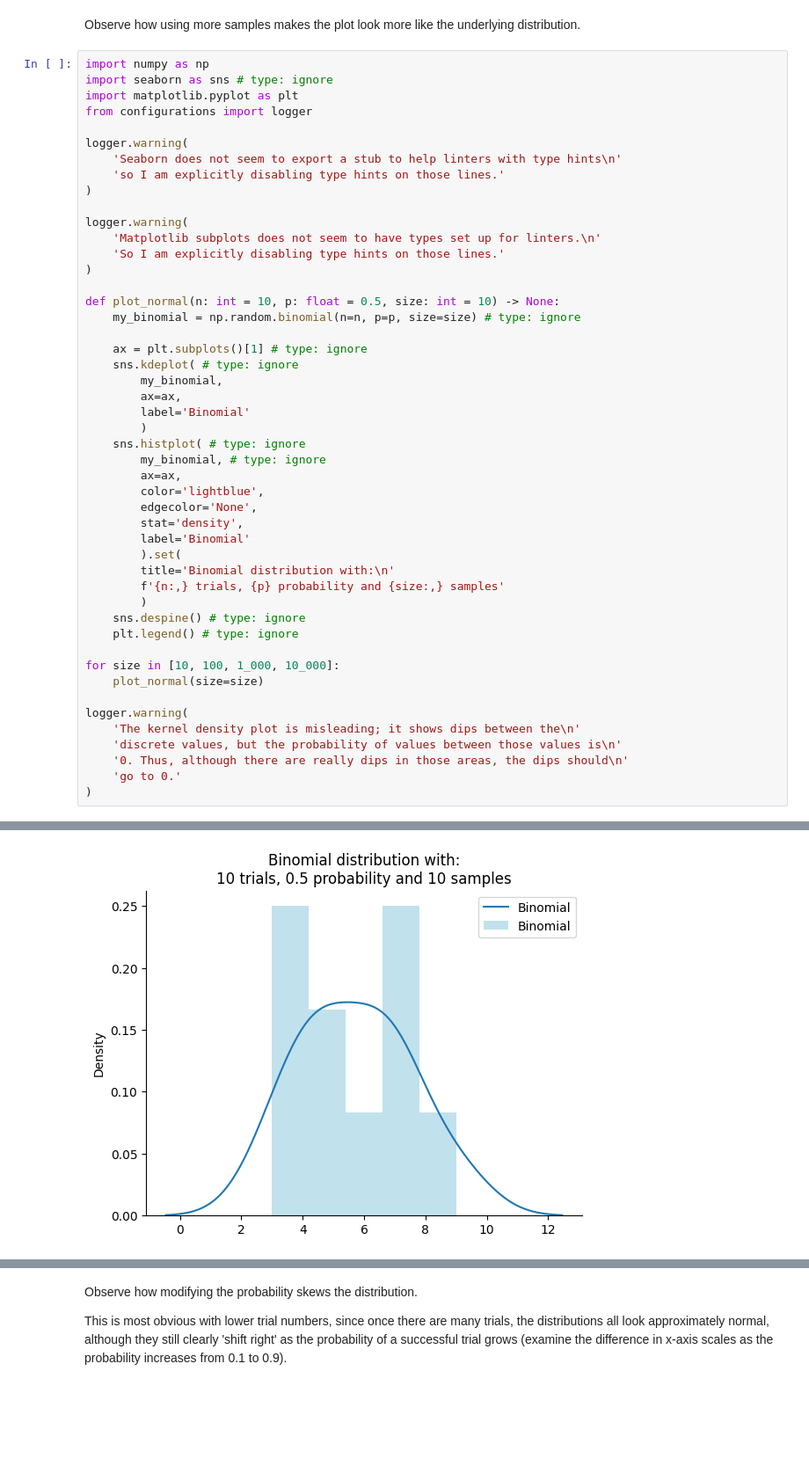
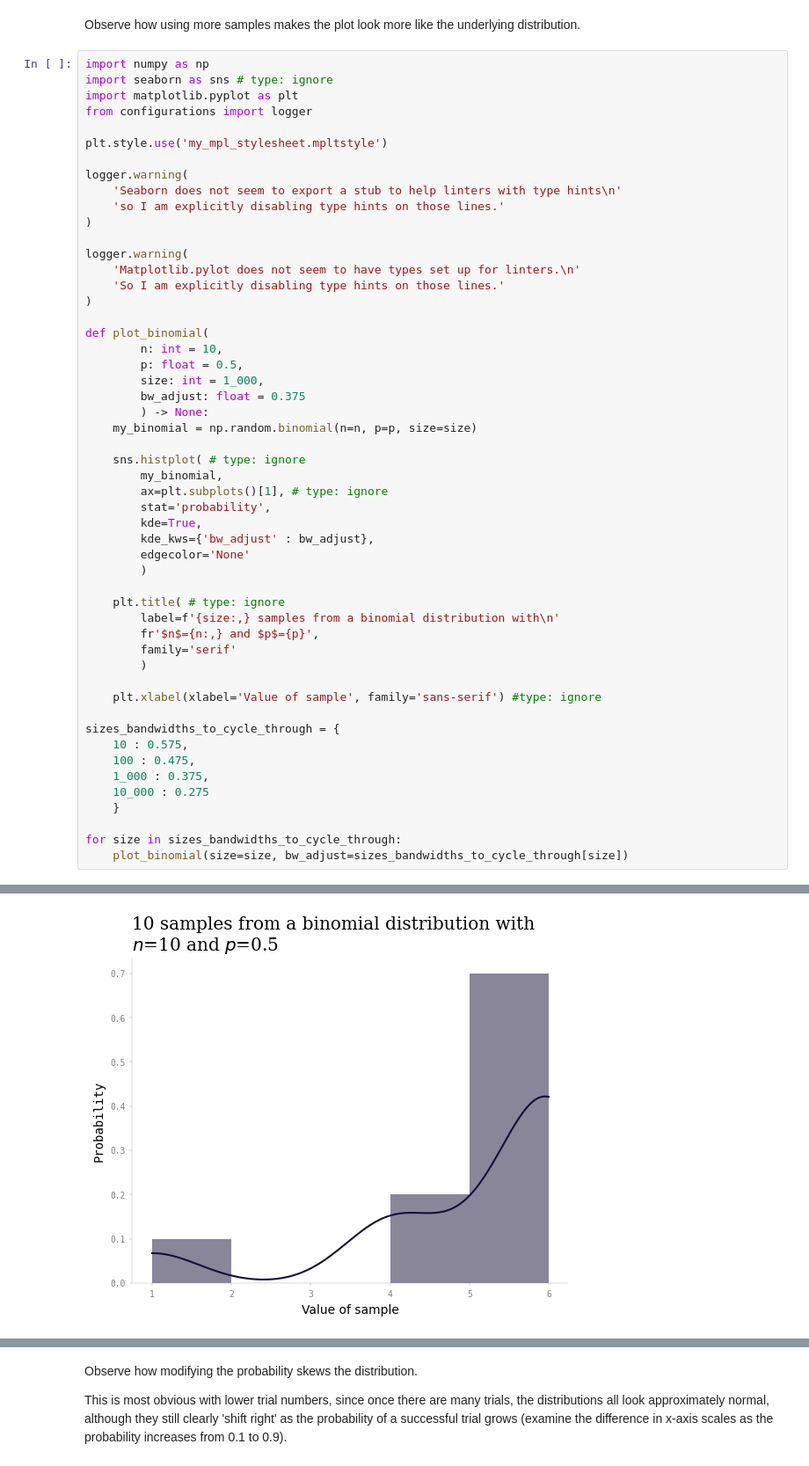
Before and after one commit to KatlehoJordan/ds-playground, a Jupyter notebook: python/notebooks/numpy_tutorial/binomial-distribution.ipynb, the cells around one changed output, grey strips where cells are left out. Shown at 88% size. Drawn from its saved outputs; the diff is of its cells as text; blank space fills up the shorter version.

```diff
--- a/python/notebooks/numpy_tutorial/binomial-distribution.ipynb
+++ b/python/notebooks/numpy_tutorial/binomial-distribution.ipynb
@@ -107,6 +120,8 @@ import numpy as np
 import seaborn as sns # type: ignore
 import matplotlib.pyplot as plt
 from configurations import logger
+
+plt.style.use('my_mpl_stylesheet.mpltstyle')
 
 logger.warning(
     'Seaborn does not seem to export a stub to help linters with type hints\n'
@@ -114,40 +129,42 @@ logger.warning(
 )
 
 logger.warning(
-    'Matplotlib subplots does not seem to have types set up for linters.\n'
+    'Matplotlib.pylot does not seem to have types set up for linters.\n'
     'So I am explicitly disabling type hints on those lines.'
 )
 
-def plot_normal(n: int = 10, p: float = 0.5, size: int = 10) -> None:
-    my_binomial = np.random.binomial(n=n, p=p, size=size) # type: ignore
+def plot_binomial(
+        n: int = 10,
+        p: float = 0.5,
+        size: int = 1_000,
+        bw_adjust: float = 0.375
+        ) -> None:
+    my_binomial = np.random.binomial(n=n, p=p, size=size)
 
-    ax = plt.subplots()[1] # type: ignore
-    sns.kdeplot( # type: ignore
+    sns.histplot( # type: ignore
         my_binomial,
-        ax=ax,
-        label='Binomial'
+        ax=plt.subplots()[1], # type: ignore
+        stat='probability',
+        kde=True,
+        kde_kws={'bw_adjust' : bw_adjust},
+        edgecolor='None'
         )
-    sns.histplot( # type: ignore
-        my_binomial, # type: ignore
-        ax=ax,
-        color='lightblue',
-        edgecolor='None',
-        stat='density',
-        label='Binomial'
-        ).set(
-        title='Binomial distribution with:\n'
-        f'{n:,} trials, {p} probability and {size:,} samples'
+
+    plt.title( # type: ignore
+        label=f'{size:,} samples from a binomial distribution with\n'
+        fr'$n$={n:,} and $p$={p}',
+        family='serif'
         )
-    sns.despine() # type: ignore
-    plt.legend() # type: ignore
 
-for size in [10, 100, 1_000, 10_000]:
-    plot_normal(size=size)
+    plt.xlabel(xlabel='Value of sample', family='sans-serif') #type: ignore
 
-logger.warning(
-    'The kernel density plot is misleading; it shows dips between the\n'
-    'discrete values, but the probability of values between those values is\n'
-    '0. Thus, although there are really dips in those areas, the dips should\n'
-    'go to 0.'
-)
+sizes_bandwidths_to_cycle_through = {
+    10 : 0.575,
+    100 : 0.475,
+    1_000 : 0.375,
+    10_000 : 0.275
+    }
+
+for size in sizes_bandwidths_to_cycle_through:
+    plot_binomial(size=size, bw_adjust=sizes_bandwidths_to_cycle_through[size])
 # %% [output]
@@ -171 +183 @@ go to 0.
-[figure, old version]
+[figure, new version]
```
Also changed, not shown: parts of 8 cells of this notebook, 6 other files.
